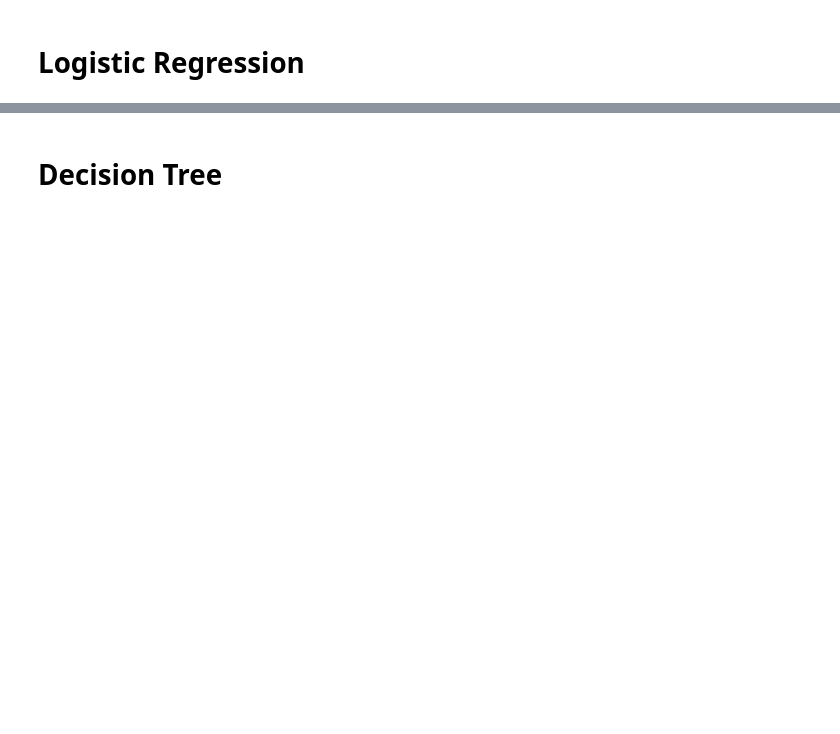
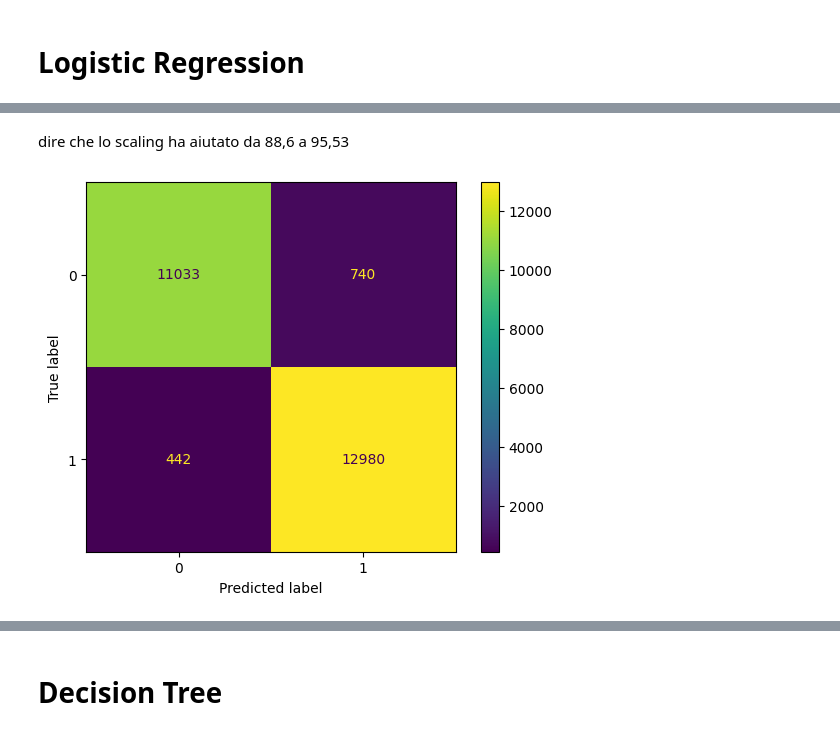
Before and after one commit to MartorelliLuca/IntrusionDetectionML, a Jupyter notebook: IntrusionDetectionProject.ipynb, the cells around one changed output, grey strips where cells are left out. Drawn from its saved outputs; the diff is of its cells as text; code cells hidden in the pictures; blank space fills up the shorter version.

Commit message:
Completed logistic regression and decision tree model
Co-authored-by: Luca Martorelli <MartorelliLuca@users.noreply.github.com>

```diff
--- a/IntrusionDetectionProject.ipynb
+++ b/IntrusionDetectionProject.ipynb
@@ -149,0 +109,6 @@ X_train, X_test, y_train, y_test = preprocess(df, target_column='label')
+# %%
+le = LabelEncoder()
+df['protocol_type']=le.fit_transform(df['protocol_type'])
+df['service']=le.fit_transform(df['service'])
+df['flag']=le.fit_transform(df['flag'])
+df['label']=le.fit_transform(df['label'])
@@ -149,0 +139,19 @@ X_train, X_test, y_train, y_test = preprocess(df, target_column='label')
+# %%
+def plot_confusion_matrix(y_true, y_pred, labels=None, cmap=plt.cm.viridis, values_format='d'):
+    """
+    Funzione per calcolare e visualizzare la matrice di confusione.
+
+    Args:
+    - y_true: array-like, etichette reali.
+    - y_pred: array-like, etichette predette dal modello.
+    - labels: list, etichette delle classi (default: None, sarà determinato automaticamente).
+    - cmap: Colormap per la matrice di confusione (default: plt.cm.viridis).
+    - values_format: Formato per i valori nella matrice (default: 'd' per interi).
+    """
+    # Calcola la matrice di confusione
+    cm = confusion_matrix(y_true, y_pred, labels=labels)
+
+    # Visualizza la matrice di confusione
+    disp = ConfusionMatrixDisplay(confusion_matrix=cm, display_labels=labels)
+    disp.plot(cmap=cmap, values_format=values_format)
+    plt.show()
@@ -150,12 +168,19 @@ X_train, X_test, y_train, y_test = preprocess(df, target_column='label')
+# %%
+scaler = MinMaxScaler()
+# Fit the scaler to the features and transform them
+X_train_scaled = scaler.fit_transform(X_train)
+
+# Transform the test data using the same scaler (no fit here to avoid data leakage)
+X_test_scaled = scaler.transform(X_test)
 # %% [markdown]
 # Logistic Regression
 # %%
 # 5. Logistic Regression
 model = LogisticRegression(max_iter=1000, random_state=42)
-model.fit(X_train, y_train)
+model.fit(X_train_scaled, y_train)
 
 # 6. Predizioni
-y_pred = model.predict(X_test)
+y_pred = model.predict(X_test_scaled)
 
 # 7. Valutazione del modello
 print("Accuracy:", accuracy_score(y_test, y_pred))
@@ -162,0 +200,7 @@ print("\nClassification Report:\n", classification_report(y_test, y_pred))
+# %% [markdown]
+dire che lo scaling ha aiutato da 88,6 a 95,53
+# %%
+
+plot_confusion_matrix(y_true=y_test, y_pred=y_pred, labels=model.classes_)
+# %% [output]
+[figure, added]
```
Also changed, not shown: parts of 19 cells of this notebook.
